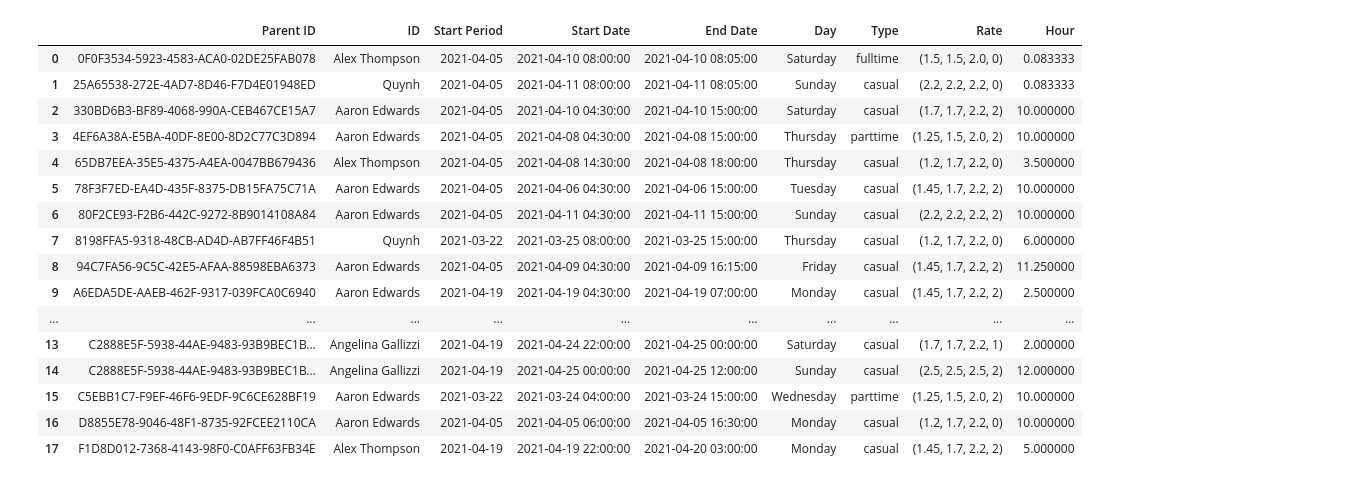
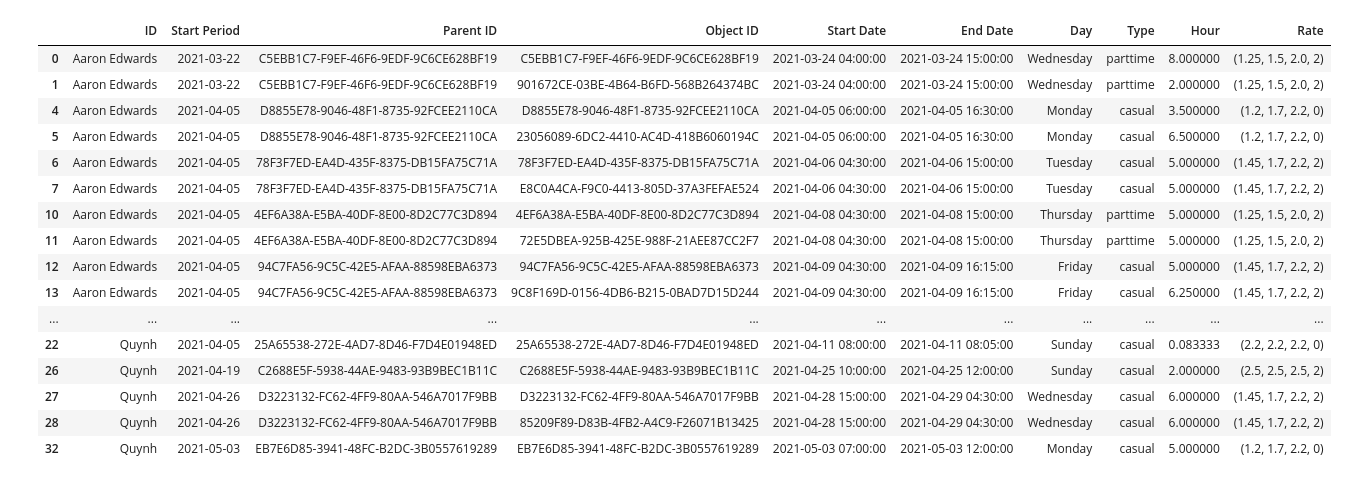
Before and after one commit to huongquynh1611/PAYROLL, a Jupyter notebook: CODE/pay time 2.ipynb, the cells around one changed output. Saved outputs shown, nothing was run; the diff lists cells and outputs as text; code cells hidden in the pictures.

```diff
--- a/CODE/pay time 2.ipynb
+++ b/CODE/pay time 2.ipynb
@@ -93,7 +93,7 @@ def get_maxot1(_type):
 
 time_df = get_excel()
 def get_data(time_df):
-    import re,math
+    import re
     data= []
     last_data = []
     for row in time_df.iterrows():
@@ -126,67 +126,72 @@ def get_data(time_df):
             end_date1= end_date
             start_date2 = end_date
             end_date2= end_date
-            parentotid1 = parentotid + '-1'
-            parentotid2 = parentotid + '-2'
+
             start1= start
             end2=end
             end1= end.replace(hour=0,minute=0)
             start2=end1
             start_day1=start1.strftime('%A')
 
             start_day2=start2.strftime('%A')
 
-            data.append((parentotid1, start1, end1, _type))
-            data.append((parentotid2, start2, end2,_type))
-            last_data.append((_id,start_period,parentotid1,objecttimeid, start1, end1,start_day1, _type,delta_time1))
-            last_data.append((_id,start_period,parentotid2, objecttimeid,start2, end2,start_day2, _type,delta_time2))
+            data.append((parentotid,start_day1, start1, end1, _type,start_time,0))
+            data.append((parentotid,start_day2, start2, end2,_type,0,end_time))
+            last_data.append((_id,start_period,parentotid,objecttimeid, start1, end1,start_day1, _type,delta_time1))
+            last_data.append((_id,start_period,parentotid, objecttimeid,start2, end2,start_day2, _type,delta_time2))
 
         else:
             delta_time = (end-start).total_seconds() / 3600.0
 
-            data.append((parentotid,start,end,_type ))
+            data.append((parentotid,start_day,start,end,_type,start_time,end_time))
             last_data.append((_id,start_period,parentotid, objecttimeid,start, end,start_day, _type,delta_time))
 
-    file = pd.DataFrame(data,columns=["ParentOT ID",'Start Date','End Date','Type'])
-
+    file = pd.DataFrame(data,columns=["ParentOT ID",'Day','Start Date','End Date','Type','Start Time','End Time'])
 
     for parrent_id in file["ParentOT ID"].unique():
 
         last_end_date = file[file["ParentOT ID"] == parrent_id]['End Date'].iloc[-1]
         last_start_date = file[file["ParentOT ID"] == parrent_id]['Start Date'].iloc[0]
-        file.loc[file["ParentOT ID"] == parrent_id,"End Date"] = last_end_date
-        file.loc[file["ParentOT ID"] == parrent_id,"Start Date"] = last_start_date
-    file['Day'] = [i.strftime('%A') for i in file['Start Date']]
+
+        if  len(file[file["ParentOT ID"] == parrent_id]["Day"].unique())>1      :
+            file.loc[file["ParentOT ID"] == parrent_id,"End Date"] = file['End Date']
+            file.loc[file["ParentOT ID"] == parrent_id,"Start Date"] = file['Start Date']
+        else:
+            file.loc[file["ParentOT ID"] == parrent_id,"End Date"] = last_end_date
+            file.loc[file["ParentOT ID"] == parrent_id,"Start Date"] = last_start_date
+
     file['Start Time'] = [i.hour + i.minute/60 for i in file['Start Date']]
     file['End Time'] = [i.hour + i.minute/60 for i in file['End Date']]
+
+
     file["Rate"] = [cal_base_rate(file['Type'][i],file['Day'][i],file['Start Time'][i],file['End Time'][i], rate_data,file['Start Date'][i].date(),file['End Date'][i].date()) for i in range(len(file['Day']))]
     last_file = pd.DataFrame(last_data,columns=["ID",'Start Period','Parent ID','Object ID','Start Date','End Date','Day','Type','Hour'])
+
     last_file['Rate'] = file["Rate"]
     last_file['Start Date'] = file['Start Date']
     last_file['End Date'] = file['End Date']
-    table = pd.DataFrame(last_file.groupby(['Parent ID','ID','Start Period','Start Date','End Date','Day','Type','Rate'])['Hour'].sum()).reset_index()
-
+    table = pd.DataFrame(last_file).sort_values(["ID",'Start Period','Start Date'])
     return table
 
 get_data(time_df)
 # %% [output]
-|  | Parent ID | ID | Start Period | Start Date | End Date | Day | Type | Rate | Hour |
-| 0 | 0F0F3534-5923-4583-ACA0-02DE25FAB078 | Alex Thompson | 2021-04-05 | 2021-04-10 08:00:00 | 2021-04-10 08:05:00 | Saturday | fulltime | (1.5, 1.5, 2.0, 0) | 0.083333 |
-| 1 | 25A65538-272E-4AD7-8D46-F7D4E01948ED | Quynh | 2021-04-05 | 2021-04-11 08:00:00 | 2021-04-11 08:05:00 | Sunday | casual | (2.2, 2.2, 2.2, 0) | 0.083333 |
-| 2 | 330BD6B3-BF89-4068-990A-CEB467CE15A7 | Aaron Edwards | 2021-04-05 | 2021-04-10 04:30:00 | 2021-04-10 15:00:00 | Saturday | casual | (1.7, 1.7, 2.2, 2) | 10.000000 |
-| 3 | 4EF6A38A-E5BA-40DF-8E00-8D2C77C3D894 | Aaron Edwards | 2021-04-05 | 2021-04-08 04:30:00 | 2021-04-08 15:00:00 | Thursday | parttime | (1.25, 1.5, 2.0, 2) | 10.000000 |
-| 4 | 65DB7EEA-35E5-4375-A4EA-0047BB679436 | Alex Thompson | 2021-04-05 | 2021-04-08 14:30:00 | 2021-04-08 18:00:00 | Thursday | casual | (1.2, 1.7, 2.2, 0) | 3.500000 |
-| 5 | 78F3F7ED-EA4D-435F-8375-DB15FA75C71A | Aaron Edwards | 2021-04-05 | 2021-04-06 04:30:00 | 2021-04-06 15:00:00 | Tuesday | casual | (1.45, 1.7, 2.2, 2) | 10.000000 |
-| 6 | 80F2CE93-F2B6-442C-9272-8B9014108A84 | Aaron Edwards | 2021-04-05 | 2021-04-11 04:30:00 | 2021-04-11 15:00:00 | Sunday | casual | (2.2, 2.2, 2.2, 2) | 10.000000 |
-| 7 | 8198FFA5-9318-48CB-AD4D-AB7FF46F4B51 | Quynh | 2021-03-22 | 2021-03-25 08:00:00 | 2021-03-25 15:00:00 | Thursday | casual | (1.2, 1.7, 2.2, 0) | 6.000000 |
-| 8 | 94C7FA56-9C5C-42E5-AFAA-88598EBA6373 | Aaron Edwards | 2021-04-05 | 2021-04-09 04:30:00 | 2021-04-09 16:15:00 | Friday | casual | (1.45, 1.7, 2.2, 2) | 11.250000 |
-| 9 | A6EDA5DE-AAEB-462F-9317-039FCA0C6940 | Aaron Edwards | 2021-04-19 | 2021-04-19 04:30:00 | 2021-04-19 07:00:00 | Monday | casual | (1.45, 1.7, 2.2, 2) | 2.500000 |
-| ... | ... | ... | ... | ... | ... | ... | ... | ... | ... |
-| 13 | C2888E5F-5938-44AE-9483-93B9BEC1B... | Angelina Gallizzi | 2021-04-19 | 2021-04-24 22:00:00 | 2021-04-25 00:00:00 | Saturday | casual | (1.7, 1.7, 2.2, 1) | 2.000000 |
-| 14 | C2888E5F-5938-44AE-9483-93B9BEC1B... | Angelina Gallizzi | 2021-04-19 | 2021-04-25 00:00:00 | 2021-04-25 12:00:00 | Sunday | casual | (2.5, 2.5, 2.5, 2) | 12.000000 |
-| 15 | C5EBB1C7-F9EF-46F6-9EDF-9C6CE628BF19 | Aaron Edwards | 2021-03-22 | 2021-03-24 04:00:00 | 2021-03-24 15:00:00 | Wednesday | parttime | (1.25, 1.5, 2.0, 2) | 10.000000 |
-| 16 | D8855E78-9046-48F1-8735-92FCEE2110CA | Aaron Edwards | 2021-04-05 | 2021-04-05 06:00:00 | 2021-04-05 16:30:00 | Monday | casual | (1.2, 1.7, 2.2, 0) | 10.000000 |
-| 17 | F1D8D012-7368-4143-98F0-C0AFF63FB34E | Alex Thompson | 2021-04-19 | 2021-04-19 22:00:00 | 2021-04-20 03:00:00 | Monday | casual | (1.45, 1.7, 2.2, 2) | 5.000000 |
+|  | ID | Start Period | Parent ID | Object ID | Start Date | End Date | Day | Type | Hour | Rate |
+| 0 | Aaron Edwards | 2021-03-22 | C5EBB1C7-F9EF-46F6-9EDF-9C6CE628BF19 | C5EBB1C7-F9EF-46F6-9EDF-9C6CE628BF19 | 2021-03-24 04:00:00 | 2021-03-24 15:00:00 | Wednesday | parttime | 8.000000 | (1.25, 1.5, 2.0, 2) |
+| 1 | Aaron Edwards | 2021-03-22 | C5EBB1C7-F9EF-46F6-9EDF-9C6CE628BF19 | 901672CE-03BE-4B64-B6FD-568B264374BC | 2021-03-24 04:00:00 | 2021-03-24 15:00:00 | Wednesday | parttime | 2.000000 | (1.25, 1.5, 2.0, 2) |
+| 4 | Aaron Edwards | 2021-04-05 | D8855E78-9046-48F1-8735-92FCEE2110CA | D8855E78-9046-48F1-8735-92FCEE2110CA | 2021-04-05 06:00:00 | 2021-04-05 16:30:00 | Monday | casual | 3.500000 | (1.2, 1.7, 2.2, 0) |
+| 5 | Aaron Edwards | 2021-04-05 | D8855E78-9046-48F1-8735-92FCEE2110CA | 23056089-6DC2-4410-AC4D-418B6060194C | 2021-04-05 06:00:00 | 2021-04-05 16:30:00 | Monday | casual | 6.500000 | (1.2, 1.7, 2.2, 0) |
+| 6 | Aaron Edwards | 2021-04-05 | 78F3F7ED-EA4D-435F-8375-DB15FA75C71A | 78F3F7ED-EA4D-435F-8375-DB15FA75C71A | 2021-04-06 04:30:00 | 2021-04-06 15:00:00 | Tuesday | casual | 5.000000 | (1.45, 1.7, 2.2, 2) |
+| 7 | Aaron Edwards | 2021-04-05 | 78F3F7ED-EA4D-435F-8375-DB15FA75C71A | E8C0A4CA-F9C0-4413-805D-37A3FEFAE524 | 2021-04-06 04:30:00 | 2021-04-06 15:00:00 | Tuesday | casual | 5.000000 | (1.45, 1.7, 2.2, 2) |
+| 10 | Aaron Edwards | 2021-04-05 | 4EF6A38A-E5BA-40DF-8E00-8D2C77C3D894 | 4EF6A38A-E5BA-40DF-8E00-8D2C77C3D894 | 2021-04-08 04:30:00 | 2021-04-08 15:00:00 | Thursday | parttime | 5.000000 | (1.25, 1.5, 2.0, 2) |
+| 11 | Aaron Edwards | 2021-04-05 | 4EF6A38A-E5BA-40DF-8E00-8D2C77C3D894 | 72E5DBEA-925B-425E-988F-21AEE87CC2F7 | 2021-04-08 04:30:00 | 2021-04-08 15:00:00 | Thursday | parttime | 5.000000 | (1.25, 1.5, 2.0, 2) |
+| 12 | Aaron Edwards | 2021-04-05 | 94C7FA56-9C5C-42E5-AFAA-88598EBA6373 | 94C7FA56-9C5C-42E5-AFAA-88598EBA6373 | 2021-04-09 04:30:00 | 2021-04-09 16:15:00 | Friday | casual | 5.000000 | (1.45, 1.7, 2.2, 2) |
+| 13 | Aaron Edwards | 2021-04-05 | 94C7FA56-9C5C-42E5-AFAA-88598EBA6373 | 9C8F169D-0156-4DB6-B215-0BAD7D15D244 | 2021-04-09 04:30:00 | 2021-04-09 16:15:00 | Friday | casual | 6.250000 | (1.45, 1.7, 2.2, 2) |
+| ... | ... | ... | ... | ... | ... | ... | ... | ... | ... | ... |
+| 22 | Quynh | 2021-04-05 | 25A65538-272E-4AD7-8D46-F7D4E01948ED | 25A65538-272E-4AD7-8D46-F7D4E01948ED | 2021-04-11 08:00:00 | 2021-04-11 08:05:00 | Sunday | casual | 0.083333 | (2.2, 2.2, 2.2, 0) |
+| 26 | Quynh | 2021-04-19 | C2688E5F-5938-44AE-9483-93B9BEC1B11C | C2688E5F-5938-44AE-9483-93B9BEC1B11C | 2021-04-25 10:00:00 | 2021-04-25 12:00:00 | Sunday | casual | 2.000000 | (2.5, 2.5, 2.5, 2) |
+| 27 | Quynh | 2021-04-26 | D3223132-FC62-4FF9-80AA-546A7017F9BB | D3223132-FC62-4FF9-80AA-546A7017F9BB | 2021-04-28 15:00:00 | 2021-04-29 04:30:00 | Wednesday | casual | 6.000000 | (1.45, 1.7, 2.2, 2) |
+| 28 | Quynh | 2021-04-26 | D3223132-FC62-4FF9-80AA-546A7017F9BB | 85209F89-D83B-4FB2-A4C9-F26071B13425 | 2021-04-28 15:00:00 | 2021-04-29 04:30:00 | Wednesday | casual | 6.000000 | (1.45, 1.7, 2.2, 2) |
+| 32 | Quynh | 2021-05-03 | EB7E6D85-3941-48FC-B2DC-3B0557619289 | EB7E6D85-3941-48FC-B2DC-3B0557619289 | 2021-05-03 07:00:00 | 2021-05-03 12:00:00 | Monday | casual | 5.000000 | (1.2, 1.7, 2.2, 0) |
 # %%
 def cal_pay(_hour,_type, _rate, _ot1_rate, _ot2_rate):
     maxot_1 = get_maxot1(_type)
```
Also changed, not shown: parts of 1 cell of this notebook, 6 other files.
